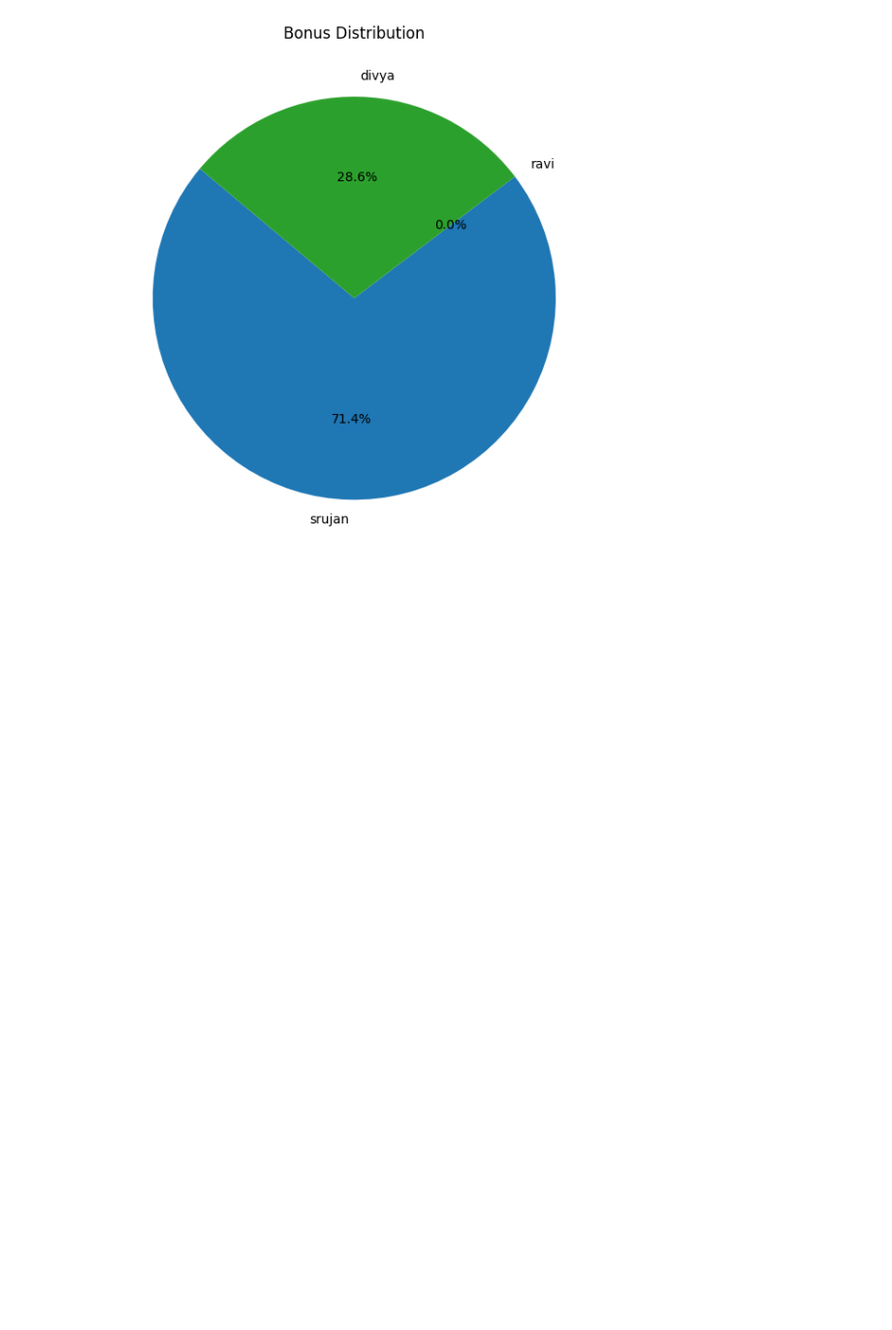
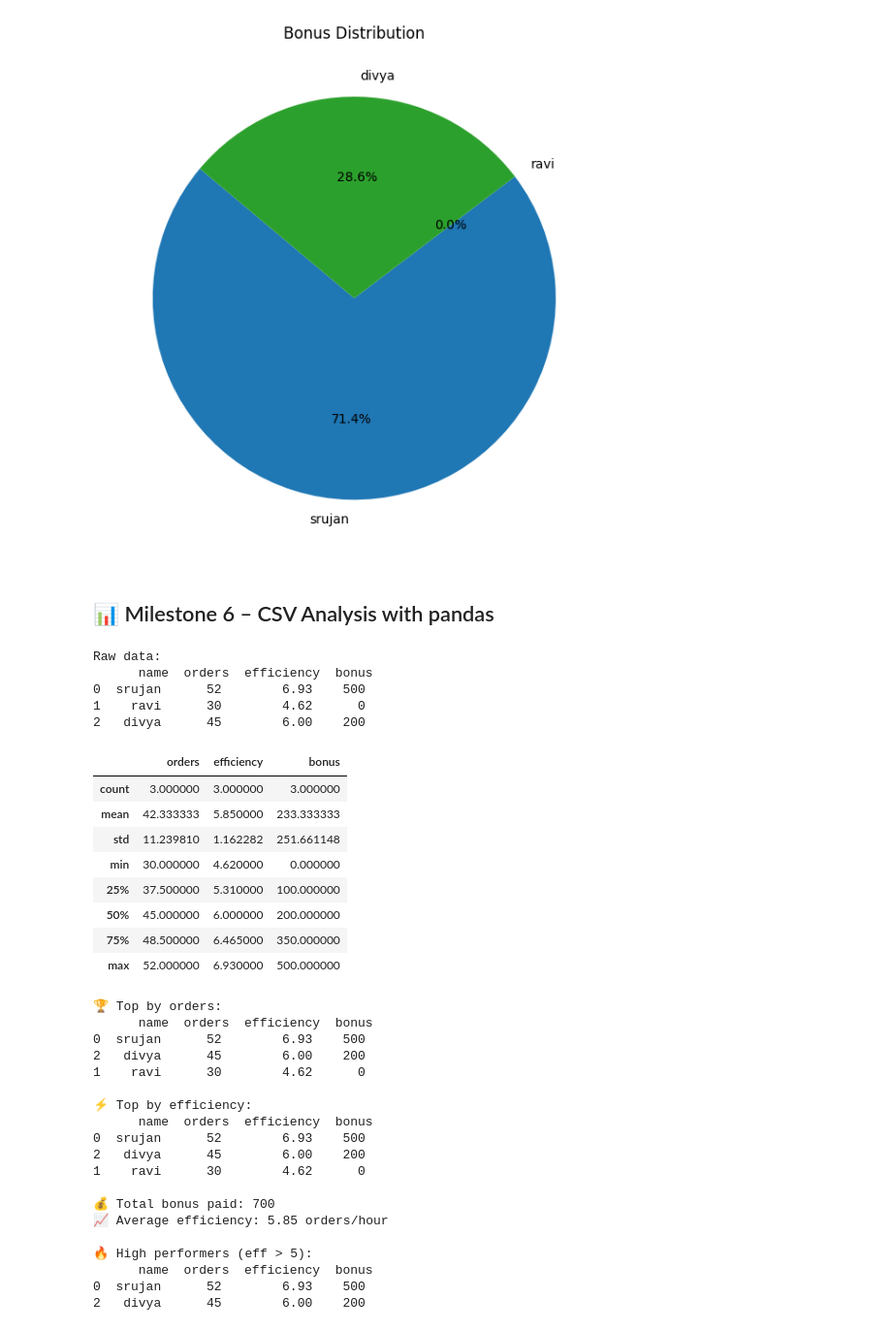
Before and after one commit to srujan-jagadeesh/quickcommerce-efficiency-tracker, a Jupyter notebook: QuickCommerce_Picker_Tracker.ipynb, the cells around one changed output. Shown at 97% size. Cells and saved outputs as stored; diff of their text form; code cells hidden in the pictures; blank space fills up the shorter version.

Commit message:
Add Milestone 6: CSV analysis with pandas

```diff
--- a/QuickCommerce_Picker_Tracker.ipynb
+++ b/QuickCommerce_Picker_Tracker.ipynb
@@ -105,3 +106,67 @@ plt.savefig("bonus_pie_chart.png")
 plt.show()
 # %% [output]
 [figure]
+# %% [markdown]
+## 📊 Milestone 6 – CSV Analysis with pandas
+# %%
+import pandas as pd
+
+df = pd.read_csv("picker_report.csv")
+print("Raw data:\n", df)
+
+# Quick stats
+display(df.describe())
+
+# Top performers by orders
+top_orders = df.sort_values(by="orders", ascending=False)
+print("\n🏆 Top by orders:\n", top_orders)
+
+# Top performers by efficiency
+top_eff = df.sort_values(by="efficiency", ascending=False)
+print("\n⚡ Top by efficiency:\n", top_eff)
+
+# Total bonus
+total_bonus = df["bonus"].sum()
+print("\n💰 Total bonus paid:", total_bonus)
+
+# Average efficiency
+avg_eff = df["efficiency"].mean()
+print("📈 Average efficiency:", round(avg_eff, 2), "orders/hour")
+
+# High performers (efficiency > 5)
+high_perf = df[df["efficiency"] > 5]
+print("\n🔥 High performers (eff > 5):\n", high_perf)
+# %% [output]
+Raw data:
+      name  orders  efficiency  bonus
+0  srujan      52        6.93    500
+1    ravi      30        4.62      0
+2   divya      45        6.00    200
+|  | orders | efficiency | bonus |
+| count | 3.000000 | 3.000000 | 3.000000 |
+| mean | 42.333333 | 5.850000 | 233.333333 |
+| std | 11.239810 | 1.162282 | 251.661148 |
+| min | 30.000000 | 4.620000 | 0.000000 |
+| 25% | 37.500000 | 5.310000 | 100.000000 |
+| 50% | 45.000000 | 6.000000 | 200.000000 |
+| 75% | 48.500000 | 6.465000 | 350.000000 |
+| max | 52.000000 | 6.930000 | 500.000000 |
+🏆 Top by orders:
+      name  orders  efficiency  bonus
+0  srujan      52        6.93    500
+2   divya      45        6.00    200
+1    ravi      30        4.62      0
+
+⚡ Top by efficiency:
+      name  orders  efficiency  bonus
+0  srujan      52        6.93    500
+2   divya      45        6.00    200
+1    ravi      30        4.62      0
+
+💰 Total bonus paid: 700
+📈 Average efficiency: 5.85 orders/hour
+
+🔥 High performers (eff > 5):
+      name  orders  efficiency  bonus
+0  srujan      52        6.93    500
+2   divya      45        6.00    200
```
Also changed, not shown: parts of 1 cell of this notebook, 1 other file.
